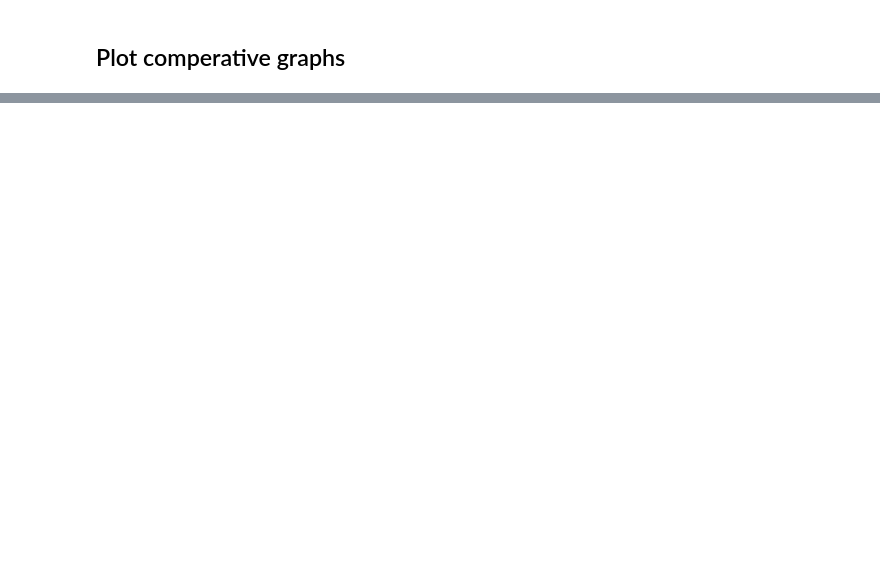
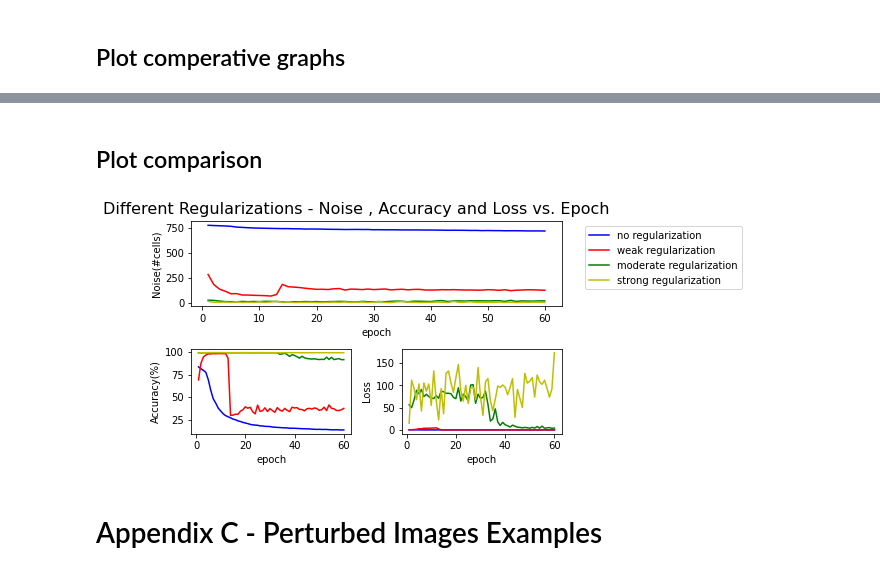
Before and after one commit to LiorSukman/Curiosity_project, a Jupyter notebook: model_comparison.ipynb, the cells around one changed output, grey strips where cells are left out. Saved outputs shown, nothing was run; the diff lists cells and outputs as text; code cells hidden in the pictures; blank space fills up the shorter version.

```diff
--- a/model_comparison.ipynb
+++ b/model_comparison.ipynb
@@ -557,0 +1159,12 @@ BIC      3.86664e+07  5.98119e+07  2.29475e+07
+# %%
+#strong regularization
+GAMMA = 0.01
+THR = 0.9
+
+# create model, initialize optimizer
+args['model_name'] = 'pgen_nn_thr0.9_gamma0.01'
+model_n4 = PGEN_NN().to(device)
+optimizer = optim.Adadelta(model_n4.parameters())
+
+dev_losses_n4, train_losses_n4, dev_accuracy_n4, train_accuracy_n4, dev_noises_n4, train_noises_n4 = main_noise(args, model_n4,
+    optimizer, cnn, train_loader, dev_loader, device)
@@ -557,0 +1189,43 @@ BIC      3.86664e+07  5.98119e+07  2.29475e+07
+# %% [markdown]
+## Plot comparison
+# %%
+epochs = np.arange(1, args['epochs'] + 1)
+
+fig = plt.figure()
+
+ax1 = plt.subplot(224)
+ax1.set_xlabel('epoch')
+ax1.set_ylabel('Loss')
+ax1.plot(epochs, dev_losses_n1, 'b-', label = 'no regularization')
+ax1.plot(epochs, dev_losses_n2, 'r-', label = 'weak regularization')
+ax1.plot(epochs, dev_losses_n3, 'g-', label = 'regular regularization')
+ax1.plot(epochs, dev_losses_n4, 'y-', label = 'strong regularization')
+ax1.tick_params(axis='y')
+
+ax2 = plt.subplot(223)
+ax2.set_xlabel('epoch')
+ax2.set_ylabel('Accuracy(%)')
+ax2.plot(epochs, dev_accuracy_n1, 'b-', label = 'no regularization')
+ax2.plot(epochs, dev_accuracy_n2, 'r-', label = 'weak regularization')
+ax2.plot(epochs, dev_accuracy_n3, 'g-', label = 'regular regularization')
+ax2.plot(epochs, dev_accuracy_n4, 'y-', label = 'strong regularization')
+ax2.tick_params(axis='y')
+
+ax3 = plt.subplot(211)
+ax3.set_xlabel('epoch')
+ax3.set_ylabel('Noise(#cells)')
+ax3.plot(epochs, dev_noises_n1, 'b-', label = 'no regularization')
+ax3.plot(epochs, dev_noises_n2, 'r-', label = 'weak regularization')
+ax3.plot(epochs, dev_noises_n3, 'g-', label = 'moderate regularization')
+ax3.plot(epochs, dev_noises_n4, 'y-', label = 'strong regularization')
+ax3.tick_params(axis='y')
+
+fig.tight_layout(rect=[0, 0.03, 1, 0.95])  # otherwise the right y-label is slightly clipped
+ax3.legend(bbox_to_anchor=(1.05, 1), loc='upper left')
+fig.suptitle('Different Regularizations - Noise , Accuracy and Loss vs. Epoch', fontsize=16)
+fig.savefig(FIG_PATH + 'Different Regularizations - Noise , Accuracy and Loss vs Epoch', bbox_inches='tight')
+plt.show()
+# %% [output]
+[figure, added]
+# %% [markdown]
+# Appendix C - Perturbed Images Examples
```
Also changed, not shown: parts of 49 cells of this notebook, 9 other files.
